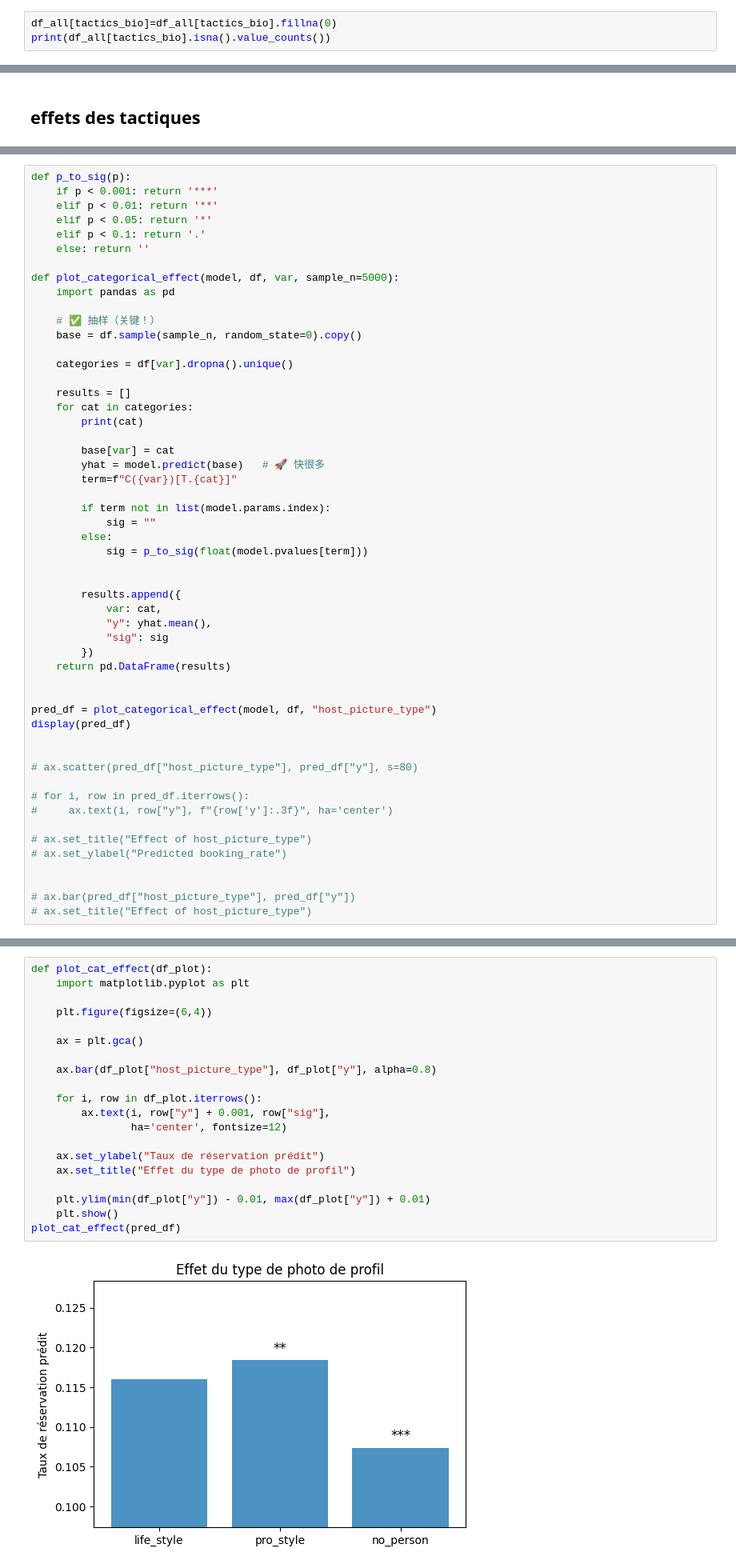
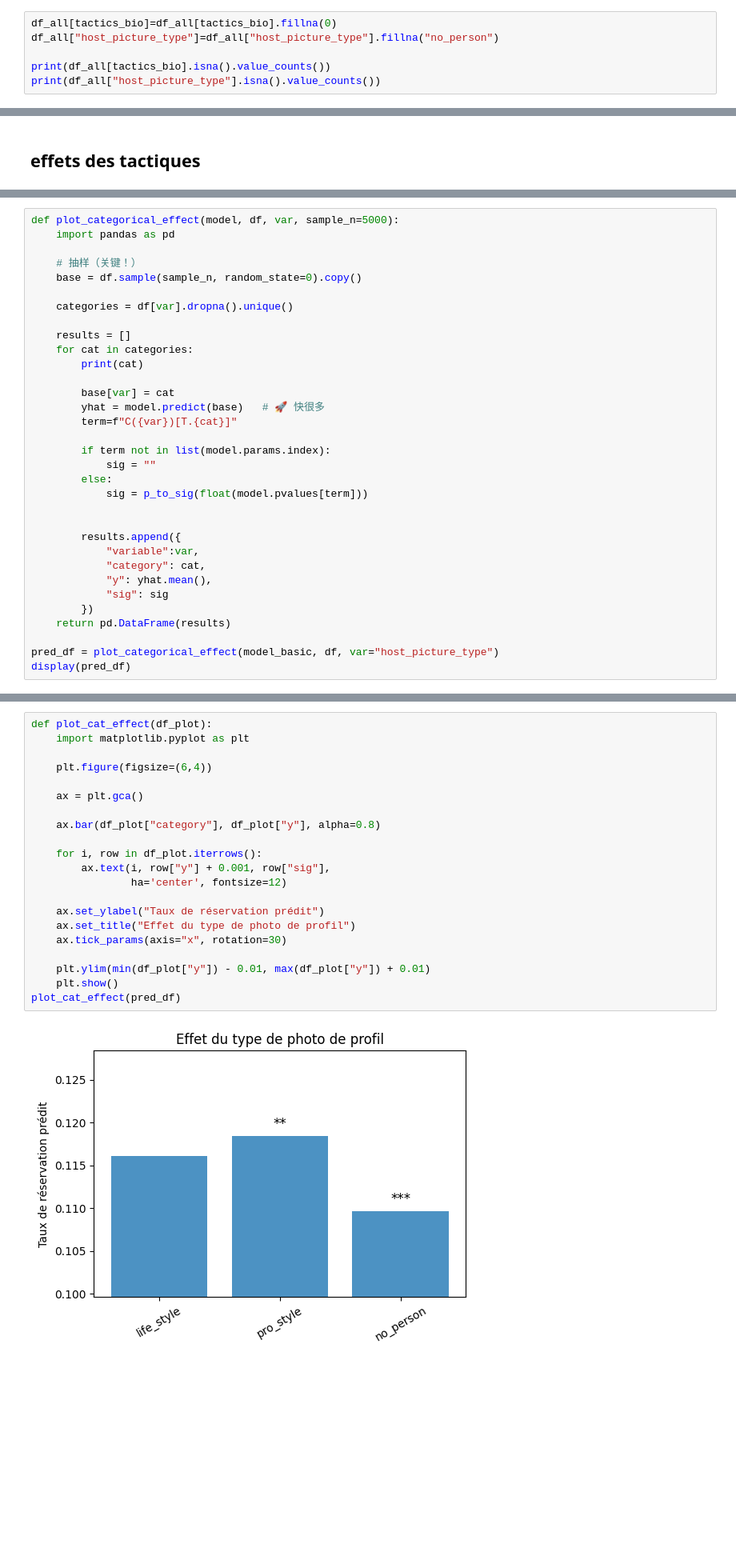
Before and after one commit to yeliu-dh/SelfPresentation_Multimodal_airbnb, a Jupyter notebook: D_stat/test_mod2324-2.ipynb, the cells around one changed output, grey strips where cells are left out. Shown at 80% size. Cells and saved outputs as stored; diff of their text form; blank space fills up the shorter version.

```diff
--- a/D_stat/test_mod2324-2.ipynb
+++ b/D_stat/test_mod2324-2.ipynb
@@ -49,7 +49,10 @@ print(df_all.shape)
 (266852, 125)
 # %%
 df_all[tactics_bio]=df_all[tactics_bio].fillna(0)
+df_all["host_picture_type"]=df_all["host_picture_type"].fillna("no_person")
+
 print(df_all[tactics_bio].isna().value_counts())
+print(df_all["host_picture_type"].isna().value_counts())
 # %% [output]
 ouverture  authenticité  sociabilité  auto_promotion  exemplarité
 False      False         False        False           False          266852
@@ -990,15 +813,8 @@ plt.show()
 # %%
-def p_to_sig(p):
-    if p < 0.001: return '***'
-    elif p < 0.01: return '**'
-    elif p < 0.05: return '*'
-    elif p < 0.1: return '.'
-    else: return ''
-
 def plot_categorical_effect(model, df, var, sample_n=5000):
     import pandas as pd
 
-    # ✅ 抽样（关键！）
+    # 抽样（关键！）
     base = df.sample(sample_n, random_state=0).copy()
 
     categories = df[var].dropna().unique()
@@ -1018,28 +834,15 @@ def plot_categorical_effect(model, df, var, sample_n=5000):
 
 
         results.append({
-            var: cat,
+            "variable":var,
+            "category": cat,
             "y": yhat.mean(),
             "sig": sig
         })
     return pd.DataFrame(results)
 
-
-pred_df = plot_categorical_effect(model, df, "host_picture_type")
+pred_df = plot_categorical_effect(model_basic, df, var="host_picture_type")
 display(pred_df)
-
-
-# ax.scatter(pred_df["host_picture_type"], pred_df["y"], s=80)
-
-# for i, row in pred_df.iterrows():
-#     ax.text(i, row["y"], f"{row['y']:.3f}", ha='center')
-
-# ax.set_title("Effect of host_picture_type")
-# ax.set_ylabel("Predicted booking_rate")
-
-
-# ax.bar(pred_df["host_picture_type"], pred_df["y"])
-# ax.set_title("Effect of host_picture_type")
 # %% [output]
 life_style
 pro_style
@@ -1051,22 +854,23 @@ no_person
 # %%
 def plot_cat_effect(df_plot):
     import matplotlib.pyplot as plt
 
     plt.figure(figsize=(6,4))
 
     ax = plt.gca()
 
-    ax.bar(df_plot["host_picture_type"], df_plot["y"], alpha=0.8)
+    ax.bar(df_plot["category"], df_plot["y"], alpha=0.8)
 
     for i, row in df_plot.iterrows():
         ax.text(i, row["y"] + 0.001, row["sig"],
                 ha='center', fontsize=12)
 
     ax.set_ylabel("Taux de réservation prédit")
     ax.set_title("Effet du type de photo de profil")
+    ax.tick_params(axis="x", rotation=30)
 
     plt.ylim(min(df_plot["y"]) - 0.01, max(df_plot["y"]) + 0.01)
     plt.show()
 plot_cat_effect(pred_df)
 # %% [output]
-[figure, old version]
+[figure, new version]
```
Also changed, not shown: parts of 27 cells of this notebook, 3 other files.
